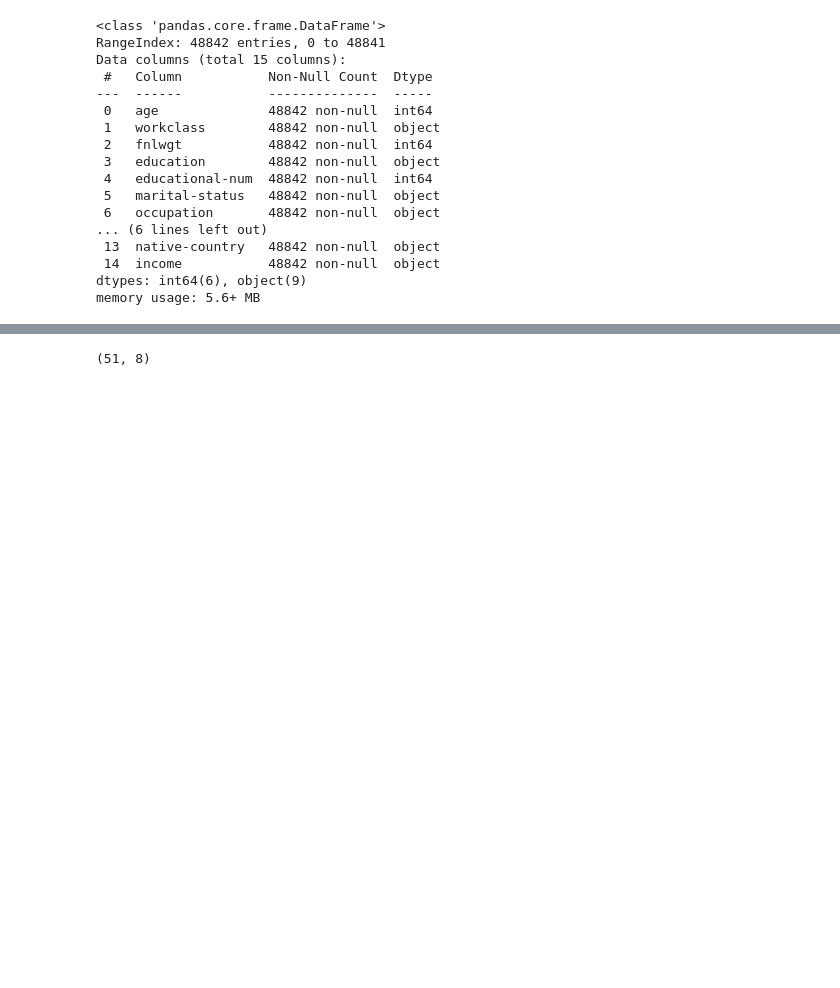
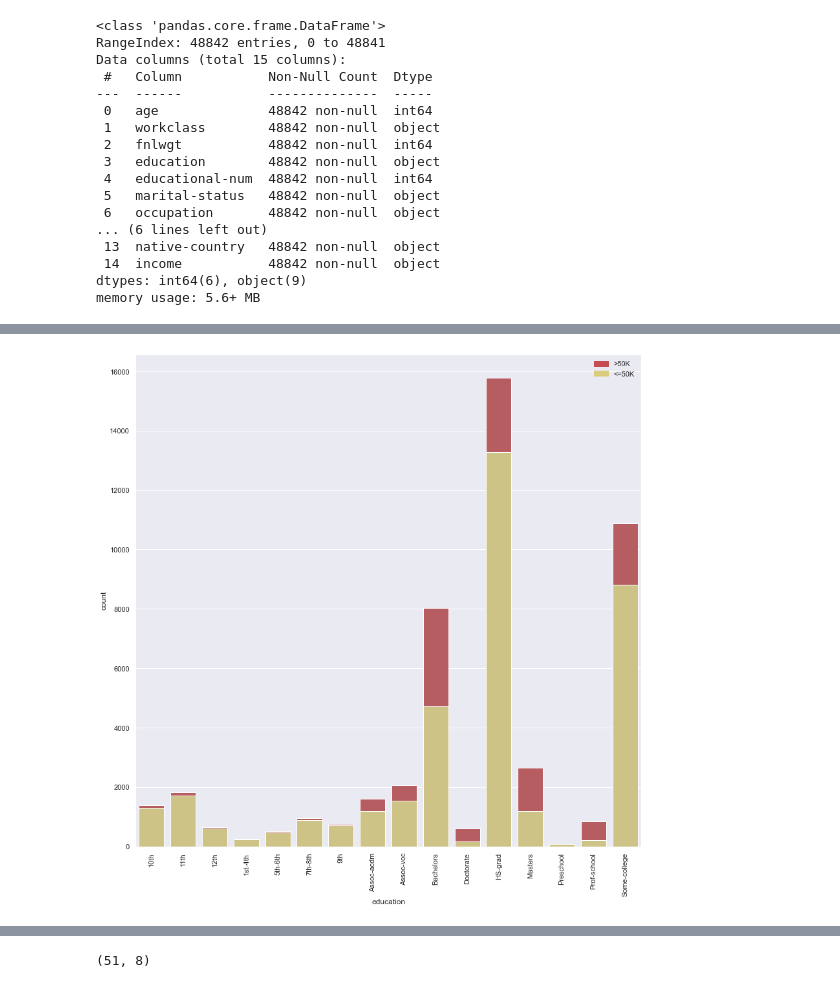
Before and after one commit to pauljacob/mini_projects, a Jupyter notebook: casfad_adult_income/03_Exploratory_Data_Analysis/03_exploratory_data_analysis_stacked_bar.ipynb, the cells around one changed output, grey strips where cells are left out. Cells and saved outputs as stored; diff of their text form; code cells hidden in the pictures; blank space fills up the shorter version.

```diff
--- a/casfad_adult_income/03_Exploratory_Data_Analysis/03_exploratory_data_analysis_stacked_bar.ipynb
+++ b/casfad_adult_income/03_Exploratory_Data_Analysis/03_exploratory_data_analysis_stacked_bar.ipynb
@@ -98,0 +204,3 @@ memory usage: 5.6+ MB
+# %%
+df_education_income = df.groupby(['education'])['income'].value_counts().unstack().reset_index()
+df_education_income
@@ -98,0 +225,7 @@ memory usage: 5.6+ MB
+# %%
+df_education_income.loc[:, 'total'] = \
+df_education_income.loc[:, '<=50K'].values + df_education_income.loc[:, '>50K']
+
+df_education_income_total = df_education_income
+
+df_education_income_total
@@ -98,0 +250,28 @@ memory usage: 5.6+ MB
+# %%
+import matplotlib.patches as mpatches
+
+sns.set(style="darkgrid")
+
+plt.figure(figsize=(14, 14))
+
+bar1 = sns.barplot(x="education",  y="total", data=df_education_income_total, color='r')
+
+bar2 = sns.barplot(x="education",
+                   y="<=50K",
+                   data = df_education_income_total,
+                   color='#D9CC7A')
+
+top_bar = mpatches.Patch(color='r', label='>50K')
+bottom_bar = mpatches.Patch(color='#D9CC7A', label='<=50K')
+
+plt.legend(handles=[top_bar, bottom_bar], frameon=False)
+
+plt.tick_params(axis='x', rotation=90)
+
+plt.ylabel('count')
+
+plt.show()
+
+#https://www.python-graph-gallery.com/stacked-and-percent-stacked-barplot
+# %% [output]
+[figure, added]
```
Also changed, not shown: parts of 16 cells of this notebook, 1 other file.
